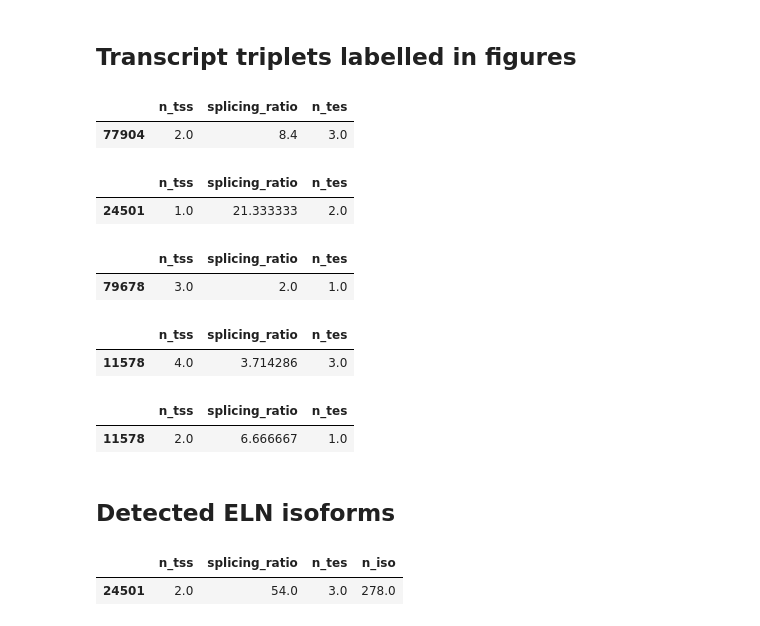
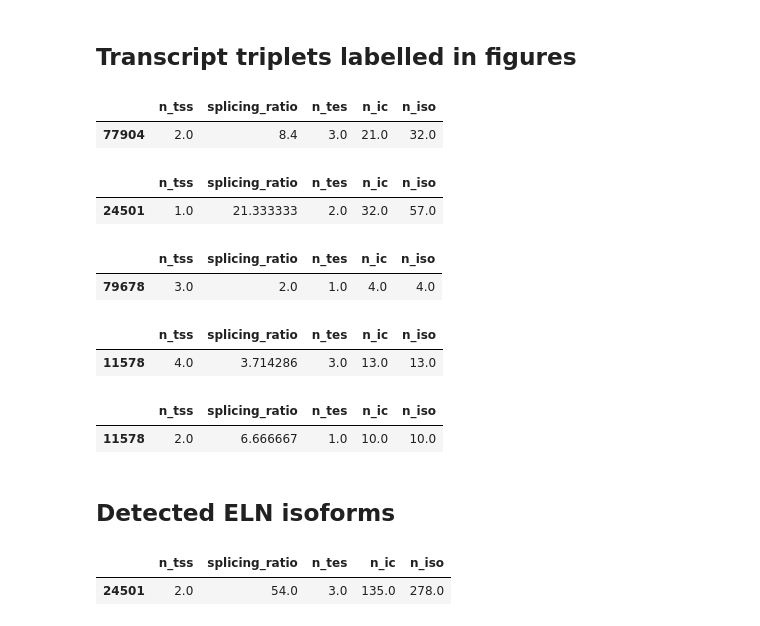
Before and after one commit to fairliereese/rnawg, a Jupyter notebook: figures/fig_4_sample_major/fig_4.ipynb, the cells around one changed output. Cells and saved outputs as stored; diff of their text form; code cells hidden in the pictures.

```diff
--- a/figures/fig_4_sample_major/fig_4.ipynb
+++ b/figures/fig_4_sample_major/fig_4.ipynb
@@ -142,42 +299,42 @@ ca = cerberus.read(cerberus_h5)
 # %%
 ca.triplets.loc[(ca.triplets.source=='sample_major')&\
                 (ca.triplets['sample']=='lung')&\
-                (ca.triplets.gname.isin(['ELN']))][['n_tss', 'splicing_ratio', 'n_tes']]
+                (ca.triplets.gname.isin(['ELN']))][['n_tss', 'splicing_ratio', 'n_tes', 'n_ic', 'n_iso']]
 # %% [output]
-|  | n_tss | splicing_ratio | n_tes |
-| 77904 | 2.0 | 8.4 | 3.0 |
+|  | n_tss | splicing_ratio | n_tes | n_ic | n_iso |
+| 77904 | 2.0 | 8.4 | 3.0 | 21.0 | 32.0 |
 # %%
 ca.triplets.loc[(ca.triplets.source=='sample_major')&\
                 (ca.triplets['sample']=='h9_chondro')&\
-                (ca.triplets.gname.isin(['ELN']))][['n_tss', 'splicing_ratio', 'n_tes']]
+                (ca.triplets.gname.isin(['ELN']))][['n_tss', 'splicing_ratio', 'n_tes', 'n_ic', 'n_iso']]
 # %% [output]
-|  | n_tss | splicing_ratio | n_tes |
-| 24501 | 1.0 | 21.333333 | 2.0 |
+|  | n_tss | splicing_ratio | n_tes | n_ic | n_iso |
+| 24501 | 1.0 | 21.333333 | 2.0 | 32.0 | 57.0 |
 # %%
 ca.triplets.loc[(ca.triplets.source=='sample_major')&\
                 (ca.triplets['sample']=='lung')&\
-                (ca.triplets.gname.isin(['CTCF']))][['n_tss', 'splicing_ratio', 'n_tes']]
+                (ca.triplets.gname.isin(['CTCF']))][['n_tss', 'splicing_ratio', 'n_tes', 'n_ic', 'n_iso']]
 # %% [output]
-|  | n_tss | splicing_ratio | n_tes |
-| 79678 | 3.0 | 2.0 | 1.0 |
+|  | n_tss | splicing_ratio | n_tes | n_ic | n_iso |
+| 79678 | 3.0 | 2.0 | 1.0 | 4.0 | 4.0 |
 # %%
 ca.triplets.loc[(ca.triplets.source=='obs_det')&\
-                (ca.triplets.gname.isin(['E4F1']))][['n_tss', 'splicing_ratio', 'n_tes']]
+                (ca.triplets.gname.isin(['E4F1']))][['n_tss', 'splicing_ratio', 'n_tes', 'n_ic', 'n_iso']]
 # %% [output]
-|  | n_tss | splicing_ratio | n_tes |
-| 11578 | 4.0 | 3.714286 | 3.0 |
+|  | n_tss | splicing_ratio | n_tes | n_ic | n_iso |
+| 11578 | 4.0 | 3.714286 | 3.0 | 13.0 | 13.0 |
 # %%
 ca.triplets.loc[(ca.triplets.source=='obs_major')&\
-                (ca.triplets.gname.isin(['E4F1']))][['n_tss', 'splicing_ratio', 'n_tes']]
+                (ca.triplets.gname.isin(['E4F1']))][['n_tss', 'splicing_ratio', 'n_tes', 'n_ic', 'n_iso']]
 # %% [output]
-|  | n_tss | splicing_ratio | n_tes |
-| 11578 | 2.0 | 6.666667 | 1.0 |
+|  | n_tss | splicing_ratio | n_tes | n_ic | n_iso |
+| 11578 | 2.0 | 6.666667 | 1.0 | 10.0 | 10.0 |
 # %% [markdown]
 ## Detected ELN isoforms
 # %%
 ca.triplets.loc[(ca.triplets.source=='sample_det')&\
                 (ca.triplets['sample']=='h9_chondro')&\
-                (ca.triplets.gname.isin(['ELN']))][['n_tss', 'splicing_ratio', 'n_tes', 'n_iso']]
+                (ca.triplets.gname.isin(['ELN']))][['n_tss', 'splicing_ratio', 'n_tes', 'n_ic', 'n_iso']]
 # %% [output]
-|  | n_tss | splicing_ratio | n_tes | n_iso |
-| 24501 | 2.0 | 54.0 | 3.0 | 278.0 |
+|  | n_tss | splicing_ratio | n_tes | n_ic | n_iso |
+| 24501 | 2.0 | 54.0 | 3.0 | 135.0 | 278.0 |
```
Also changed, not shown: parts of 13 cells of this notebook, 3 other files.
